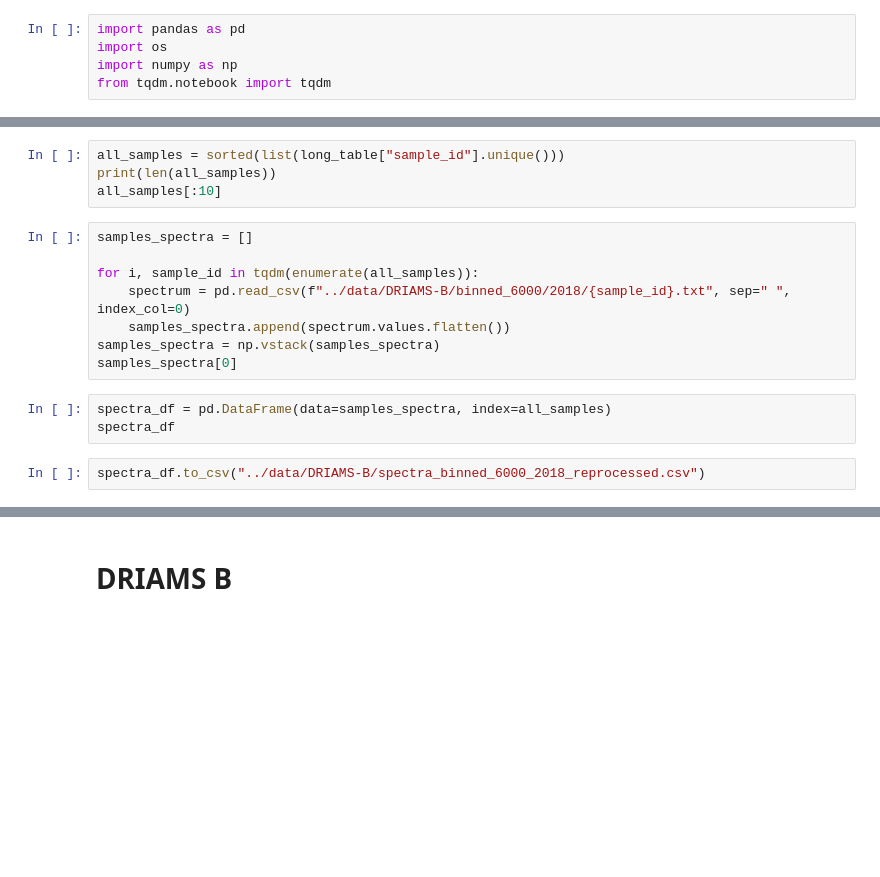
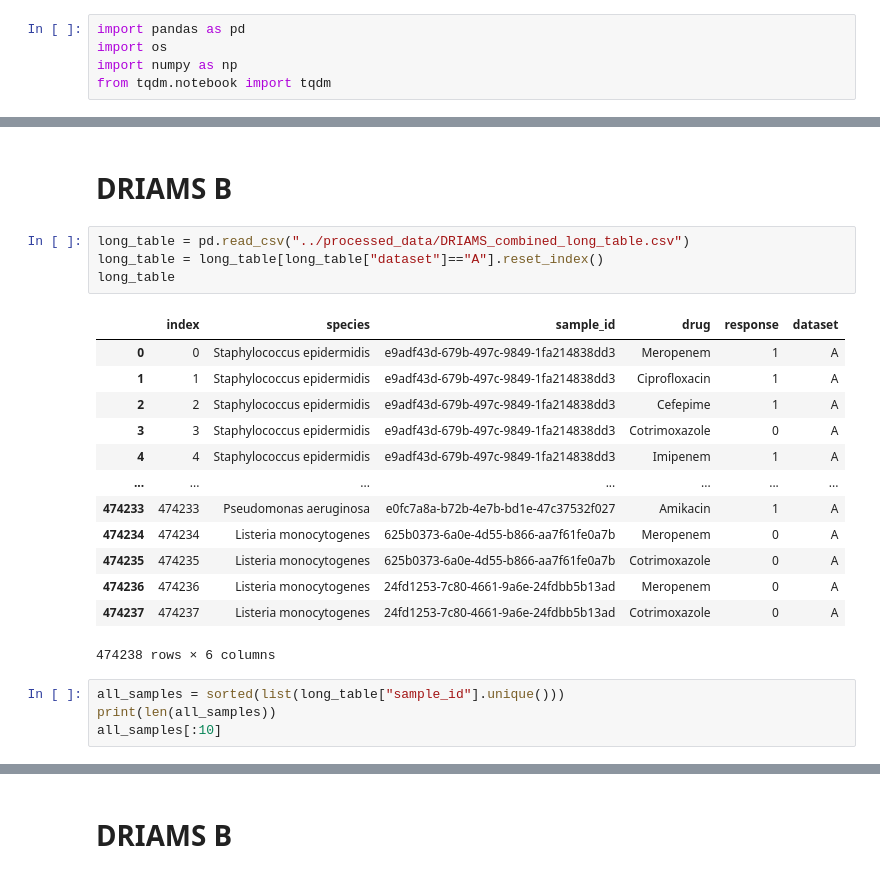
Before and after one commit to BorgwardtLab/MultimodalAMR, a Jupyter notebook: gv_experiments/Process Spectra.ipynb, the cells around one changed output, grey strips where cells are left out. Drawn from its saved outputs; the diff is of its cells as text; blank space fills up the shorter version.

```diff
--- a/gv_experiments/Process Spectra.ipynb
+++ b/gv_experiments/Process Spectra.ipynb
@@ -12,17 +6,24 @@ long_table
-# %%
-all_samples = sorted(list(long_table["sample_id"].unique()))
-print(len(all_samples))
-all_samples[:10]
-# %%
-samples_spectra = []
-
-for i, sample_id in tqdm(enumerate(all_samples)):
-    spectrum = pd.read_csv(f"../data/DRIAMS-B/binned_6000/2018/{sample_id}.txt", sep=" ", index_col=0)
-    samples_spectra.append(spectrum.values.flatten())
-samples_spectra = np.vstack(samples_spectra)
-samples_spectra[0]
-# %%
-spectra_df = pd.DataFrame(data=samples_spectra, index=all_samples)
-spectra_df
-# %%
-spectra_df.to_csv("../data/DRIAMS-B/spectra_binned_6000_2018_reprocessed.csv")
+# %% [markdown]
+# DRIAMS B
+# %%
+long_table = pd.read_csv("../processed_data/DRIAMS_combined_long_table.csv")
+long_table = long_table[long_table["dataset"]=="A"].reset_index()
+long_table
+# %% [output]
+|  | index | species | sample_id | drug | response | dataset |
+| 0 | 0 | Staphylococcus epidermidis | e9adf43d-679b-497c-9849-1fa214838dd3 | Meropenem | 1 | A |
+| 1 | 1 | Staphylococcus epidermidis | e9adf43d-679b-497c-9849-1fa214838dd3 | Ciprofloxacin | 1 | A |
+| 2 | 2 | Staphylococcus epidermidis | e9adf43d-679b-497c-9849-1fa214838dd3 | Cefepime | 1 | A |
+| 3 | 3 | Staphylococcus epidermidis | e9adf43d-679b-497c-9849-1fa214838dd3 | Cotrimoxazole | 0 | A |
+| 4 | 4 | Staphylococcus epidermidis | e9adf43d-679b-497c-9849-1fa214838dd3 | Imipenem | 1 | A |
+| ... | ... | ... | ... | ... | ... | ... |
+| 474233 | 474233 | Pseudomonas aeruginosa | e0fc7a8a-b72b-4e7b-bd1e-47c37532f027 | Amikacin | 1 | A |
+| 474234 | 474234 | Listeria monocytogenes | 625b0373-6a0e-4d55-b866-aa7f61fe0a7b | Meropenem | 0 | A |
+| 474235 | 474235 | Listeria monocytogenes | 625b0373-6a0e-4d55-b866-aa7f61fe0a7b | Cotrimoxazole | 0 | A |
+| 474236 | 474236 | Listeria monocytogenes | 24fd1253-7c80-4661-9a6e-24fdbb5b13ad | Meropenem | 0 | A |
+| 474237 | 474237 | Listeria monocytogenes | 24fd1253-7c80-4661-9a6e-24fdbb5b13ad | Cotrimoxazole | 0 | A |
+474238 rows × 6 columns
+# %%
+all_samples = sorted(list(long_table["sample_id"].unique()))
+print(len(all_samples))
+all_samples[:10]
```
Also changed, not shown: parts of 11 cells of this notebook, 10 other files.
